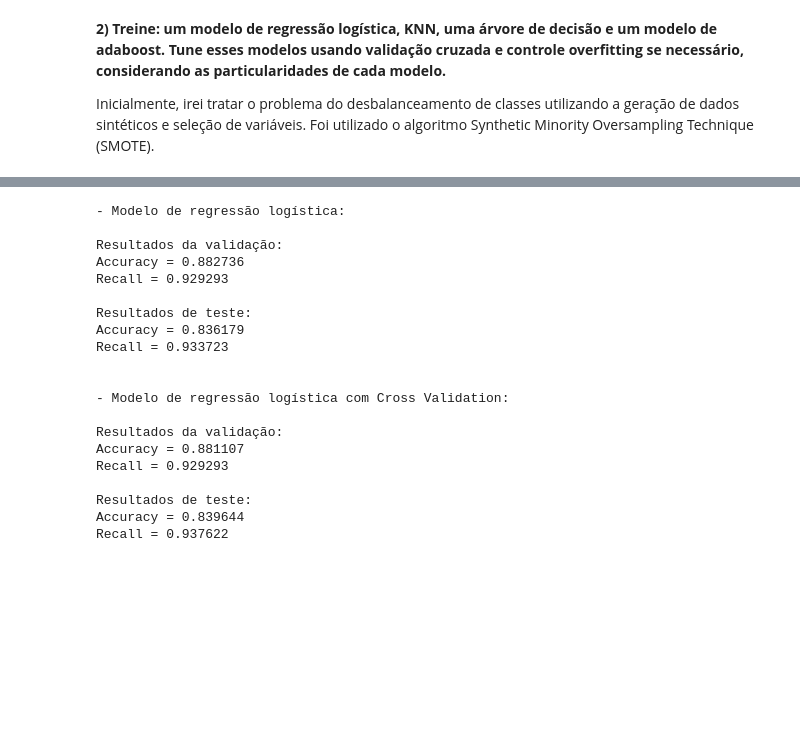
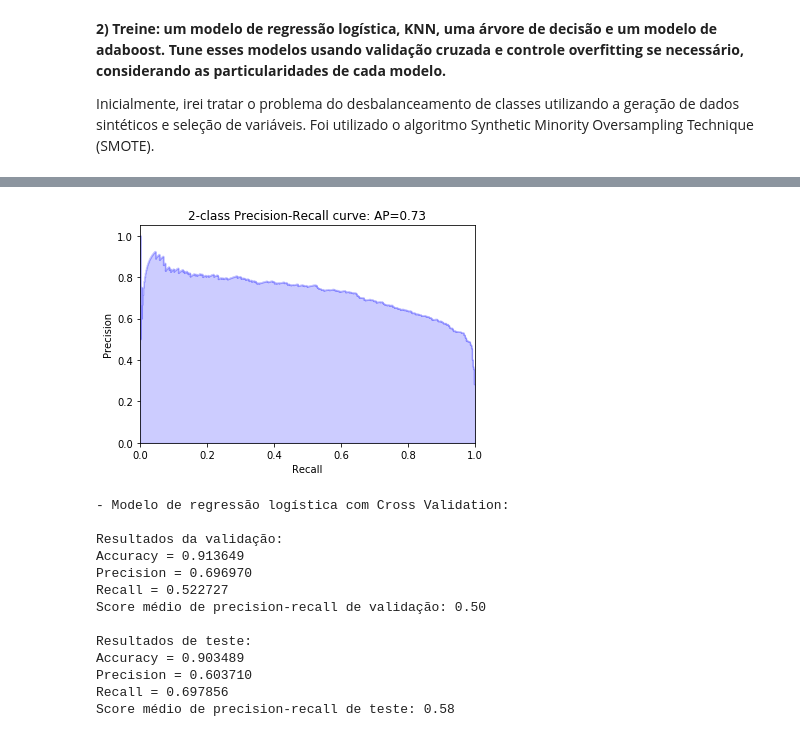
Before and after one commit to ffosilva/machine-learning-classes, a Jupyter notebook: atividade4/previsao_de_eleicao_de_deputados.ipynb, the cells around one changed output, grey strips where cells are left out. Cells and saved outputs as stored; diff of their text form; code cells hidden in the pictures; blank space fills up the shorter version.

```diff
--- a/atividade4/previsao_de_eleicao_de_deputados.ipynb
+++ b/atividade4/previsao_de_eleicao_de_deputados.ipynb
@@ -128,36 +172,29 @@ Vamos agora treinar um modelo de regressão logística (sem e com validação cr
+# %%
+plot_auc(test_target, logisticRegr.decision_function(test_features), logisticRegr_apr_test)
+# %% [output]
+[figure, added]
 # %%
-logisticRegr = LogisticRegression()
-logisticRegr.fit(bal_x_train, bal_y_train)
-
 logisticRegrCV = LogisticRegressionCV(cv=50)
 logisticRegrCV.fit(bal_x_train, bal_y_train)
-
-print '- Modelo de regressão logística:'
-print '\nResultados da validação: \nAccuracy = %f\nRecall = %f' % (logisticRegr.score(bal_x_val, bal_y_val), recall_score(bal_y_val, logisticRegr.predict(bal_x_val)))
-print '\nResultados de teste: \nAccuracy = %f\nRecall = %f' % (logisticRegr.score(test_features, test_target), recall_score(test_target, logisticRegr.predict(test_features)))
+logisticRegrCV_apr_val = average_precision_score(bal_y_val, logisticRegrCV.decision_function(bal_x_val))
+logisticRegrCV_apr_test = average_precision_score(test_target, logisticRegrCV.decision_function(test_features))
 
 print '\n\n- Modelo de regressão logística com Cross Validation:'
-
-print '\nResultados da validação: \nAccuracy = %f\nRecall = %f' % (logisticRegrCV.score(bal_x_val, bal_y_val), recall_score(bal_y_val, logisticRegrCV.predict(bal_x_val)))
-print '\nResultados de teste: \nAccuracy = %f\nRecall = %f' % (logisticRegrCV.score(test_features, test_target), recall_score(test_target, logisticRegrCV.predict(test_features)))
+print '\nResultados da validação: \nAccuracy = %f\nPrecision = %f\nRecall = %f' % (logisticRegrCV.score(bal_x_val, bal_y_val), precision_score(bal_y_val, logisticRegrCV.predict(bal_x_val)), recall_score(bal_y_val, logisticRegrCV.predict(bal_x_val)))
+print 'Score médio de precision-recall de validação: {0:0.2f}'.format(logisticRegrCV_apr_val)
+print '\nResultados de teste: \nAccuracy = %f\nPrecision = %f\nRecall = %f' % (logisticRegrCV.score(test_features, test_target), precision_score(test_target, logisticRegrCV.predict(test_features)), recall_score(test_target, logisticRegrCV.predict(test_features)))
+print 'Score médio de precision-recall de teste: {0:0.2f}'.format(logisticRegrCV_apr_test)
 # %% [output]
-- Modelo de regressão logística:
-
-Resultados da validação:
-Accuracy = 0.882736
-Recall = 0.929293
-
-Resultados de teste:
-Accuracy = 0.836179
-Recall = 0.933723
-
-
 - Modelo de regressão logística com Cross Validation:
 
 Resultados da validação:
-Accuracy = 0.881107
-Recall = 0.929293
+Accuracy = 0.913649
+Precision = 0.696970
+Recall = 0.522727
+Score médio de precision-recall de validação: 0.50
 
 Resultados de teste:
-Accuracy = 0.839644
-Recall = 0.937622
+Accuracy = 0.903489
+Precision = 0.603710
+Recall = 0.697856
+Score médio de precision-recall de teste: 0.58
```
Also changed, not shown: parts of 24 cells of this notebook.
